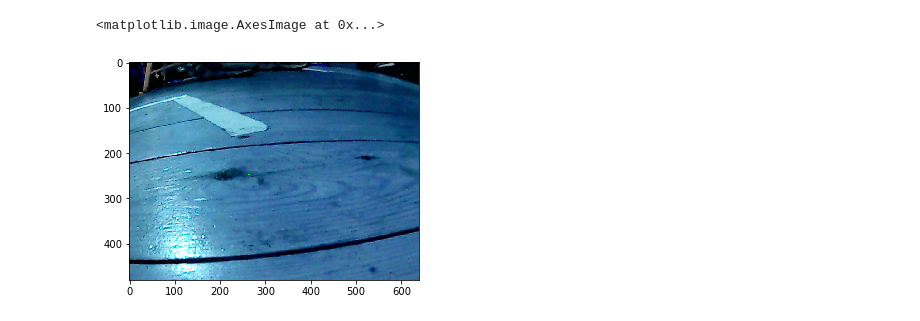
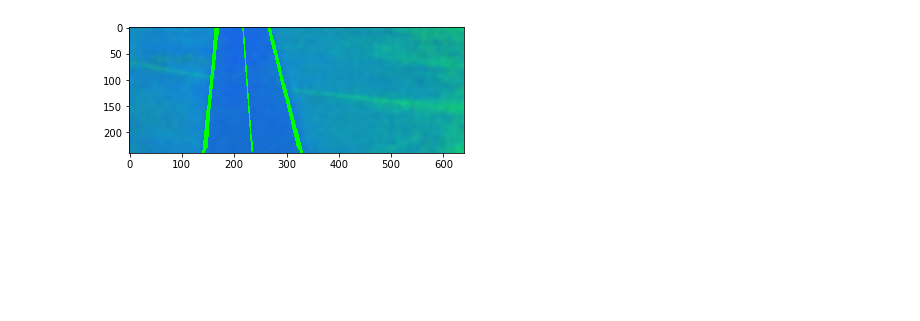
Before and after one commit to FrederikWarburg/faster-car-ai, a Jupyter notebook: line-detection-stuff.ipynb, the cells around one changed output. Drawn from its saved outputs; the diff is of its cells as text; code cells hidden in the pictures; blank space fills up the shorter version.

Commit message:
line detection works! (at least on 000035)

```diff
--- a/line-detection-stuff.ipynb
+++ b/line-detection-stuff.ipynb
@@ -30,0 +6,18 @@ plt.imshow(hsv[:,:,1] < 140)
+# %%
+rgb = cv2.cvtColor(cv2.imread('data/img_00035.png'),cv2.COLOR_BGR2RGB)
+hsv = cv2.cvtColor(cv2.imread('data/img_00035.png'),cv2.COLOR_BGR2HSV)
+hsv = cv2.GaussianBlur(hsv, (21,21), 0)
+
+
+hsv = hsv[240:,:,:]
+
+lower_blue = np.array([10, 80, 200])
+upper_blue = np.array([40, 120, 250])
+mask = cv2.inRange(hsv, lower_blue, upper_blue)
+
+plt.imshow(mask)
+plt.show()
+
+edges = cv2.Canny(mask,200,100)
+edges = cv2.GaussianBlur(edges, (5,5), 0)
+plt.imshow(edges)
@@ -31,14 +28,11 @@ plt.imshow(hsv[:,:,1] < 140)
 # %%
-img = cv2.imread('data/img_00080.png')
-hsv = cv2.cvtColor(img,cv2.COLOR_BGR2HSV)
-gray = hsv[:,:,1]
-edges = cv2.Canny(gray,50,150,apertureSize = 3)
-minLineLength = 10
-maxLineGap = 1
-lines = cv2.HoughLinesP(edges,1,np.pi/180,10,minLineLength,maxLineGap)
-for x1,y1,x2,y2 in lines[0]:
-    cv2.line(img,(x1,y1),(x2,y2),(0,255,0),2)
-plt.imshow(img)
+lines = cv2.HoughLinesP(edges,1,np.pi/180,100, minLineLength=100, maxLineGap=100)
+if lines is not None:
+
+    for line in lines:
+        x1,y1,x2,y2 = line[0]
+        hsv = cv2.line(hsv, (x1,y1),(x2,y2),(0,255,0),2)
+plt.imshow(hsv)
+plt.show()
 # %% [output]
-<matplotlib.image.AxesImage at 0x...>
-[figure, old version]
+[figure, new version]
```
Also changed, not shown: parts of 15 cells of this notebook, 1 other file.
